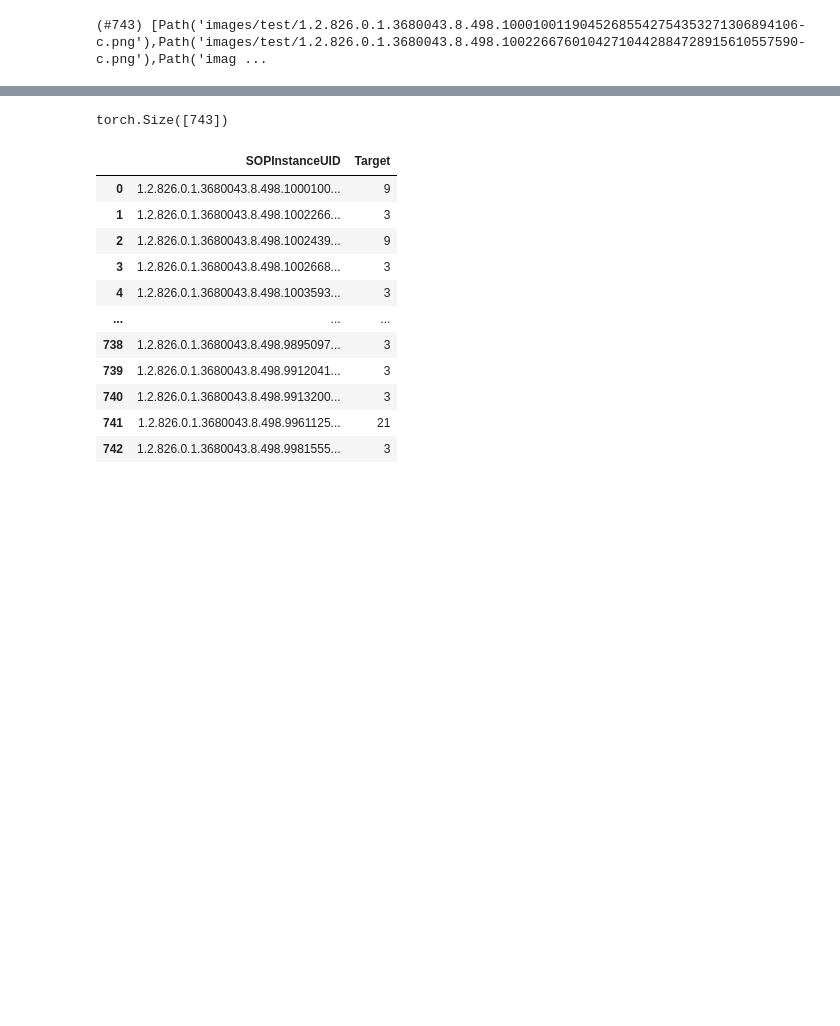
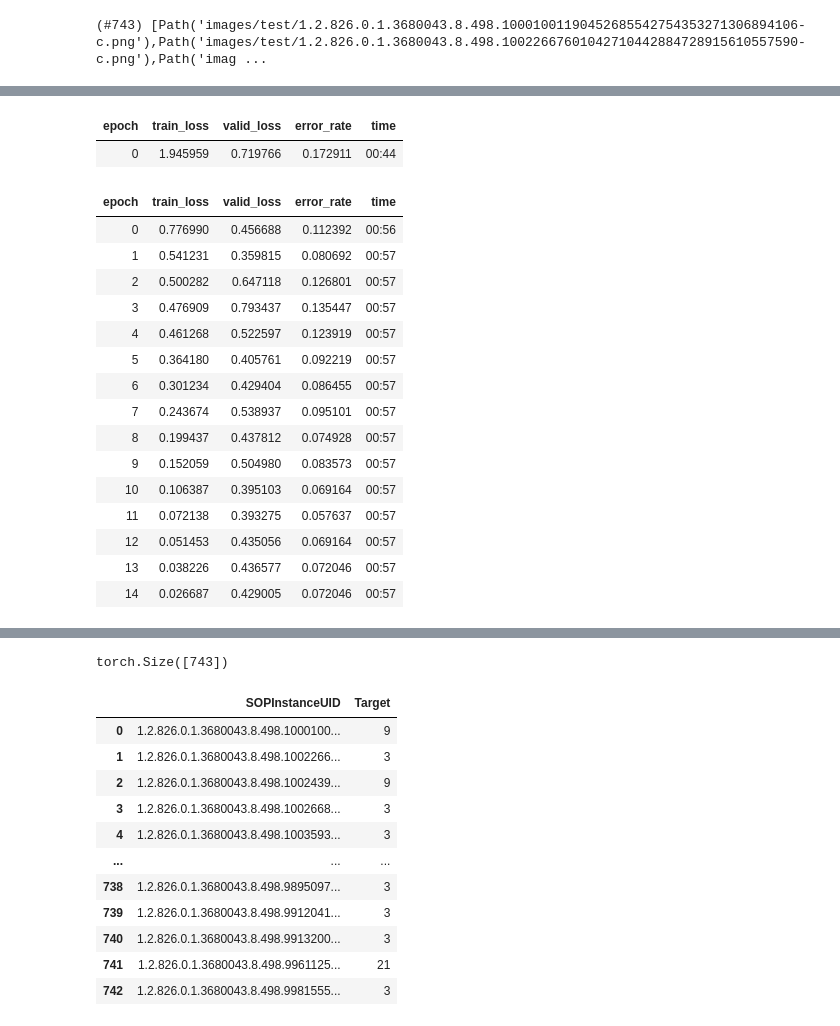
Before and after one commit to LunchWithaLens/unifesp-fastai, a Jupyter notebook: UNIFESP Largex3.ipynb, the cells around one changed output, grey strips where cells are left out. Saved outputs shown, nothing was run; the diff lists cells and outputs as text; code cells hidden in the pictures; blank space fills up the shorter version.

```diff
--- a/UNIFESP Largex3.ipynb
+++ b/UNIFESP Largex3.ipynb
@@ -168,4 +217,5 @@ tta_res=load_pickle('tta_res_convnextPS1_postvit.pkl')
 # %%
 arch = 'swinv2_large_window12_192_22k'
 # %%
-train('squishswin2192', arch, item=Resize(240, method='squish'), batch=aug_transforms(size=192, accum=True)
+train('squishswin2192', arch, item=Resize(240, method='squish'), batch=aug_transforms(size=192), accum=True)
+# %% [output]
@@ -171,0 +223,18 @@ train('squishswin2192', arch, item=Resize(240, method='squish'), batch=aug_trans
+| epoch | train_loss | valid_loss | error_rate | time |
+| 0 | 1.945959 | 0.719766 | 0.172911 | 00:44 |
+| epoch | train_loss | valid_loss | error_rate | time |
+| 0 | 0.776990 | 0.456688 | 0.112392 | 00:56 |
+| 1 | 0.541231 | 0.359815 | 0.080692 | 00:57 |
+| 2 | 0.500282 | 0.647118 | 0.126801 | 00:57 |
+| 3 | 0.476909 | 0.793437 | 0.135447 | 00:57 |
+| 4 | 0.461268 | 0.522597 | 0.123919 | 00:57 |
+| 5 | 0.364180 | 0.405761 | 0.092219 | 00:57 |
+| 6 | 0.301234 | 0.429404 | 0.086455 | 00:57 |
+| 7 | 0.243674 | 0.538937 | 0.095101 | 00:57 |
+| 8 | 0.199437 | 0.437812 | 0.074928 | 00:57 |
+| 9 | 0.152059 | 0.504980 | 0.083573 | 00:57 |
+| 10 | 0.106387 | 0.395103 | 0.069164 | 00:57 |
+| 11 | 0.072138 | 0.393275 | 0.057637 | 00:57 |
+| 12 | 0.051453 | 0.435056 | 0.069164 | 00:57 |
+| 13 | 0.038226 | 0.436577 | 0.072046 | 00:57 |
+| 14 | 0.026687 | 0.429005 | 0.072046 | 00:57 |
```
Also changed, not shown: parts of 12 cells of this notebook, 1 other file.
